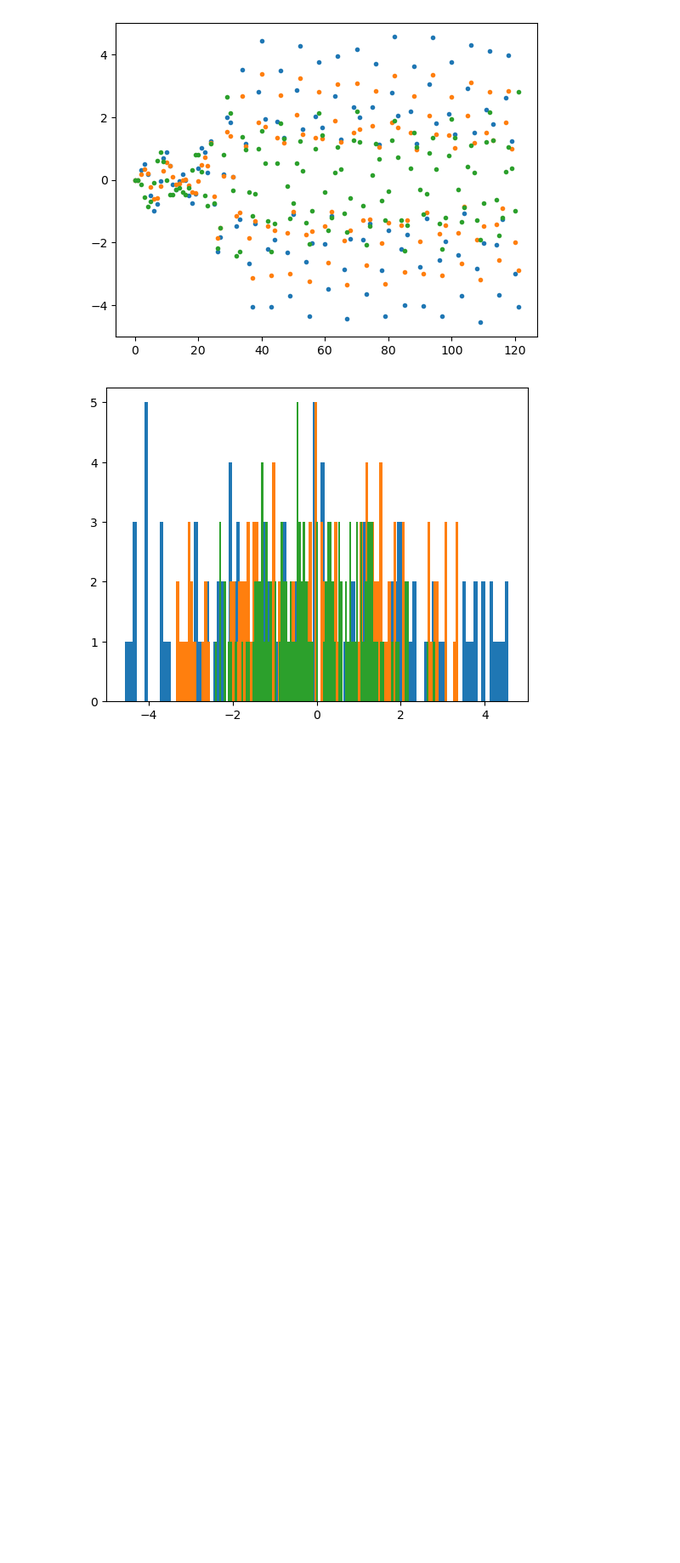
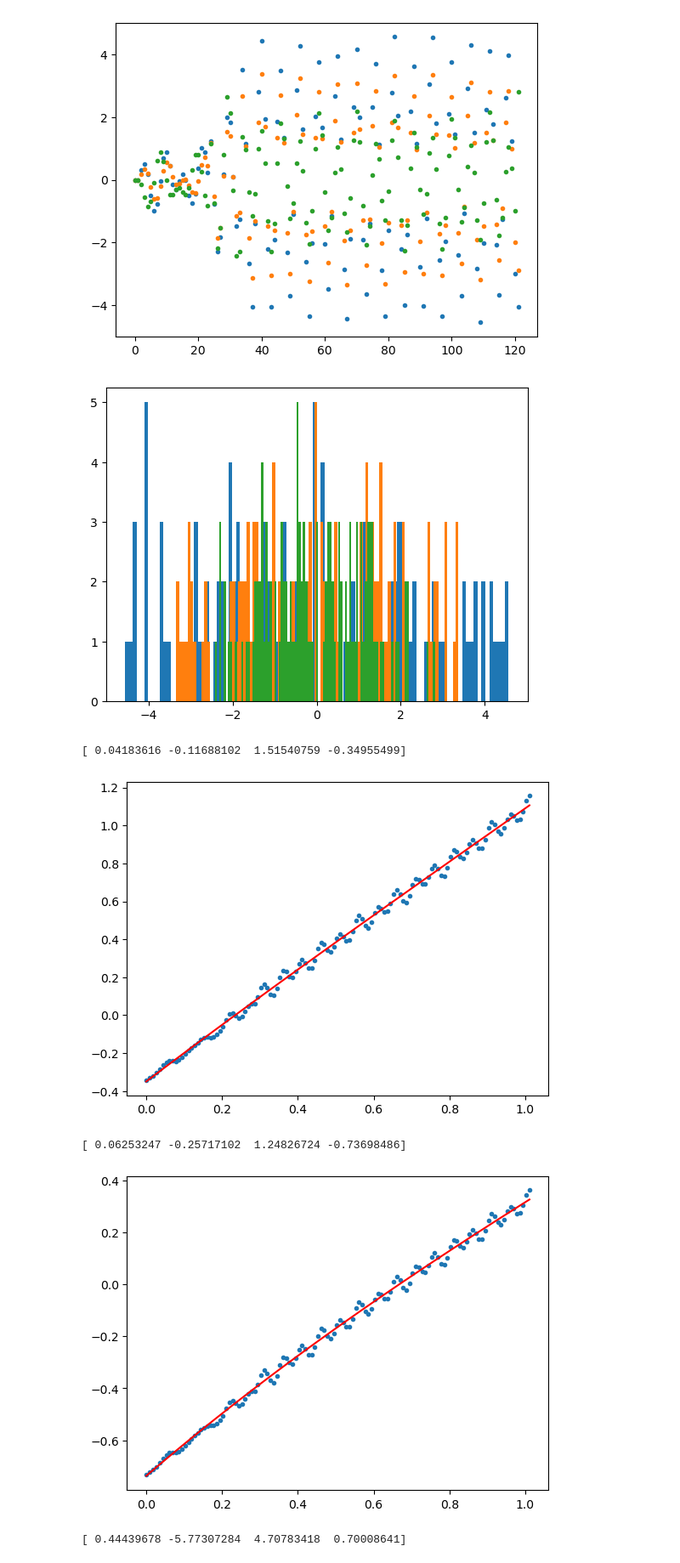
Before and after one commit to kirankigi5/ball_tracking, a Jupyter notebook: ball_tracking.ipynb, the cells around one changed output. Shown at 85% size. Saved outputs shown, nothing was run; the diff lists cells and outputs as text; code cells hidden in the pictures; blank space fills up the shorter version.

```diff
--- a/ball_tracking.ipynb
+++ b/ball_tracking.ipynb
@@ -361,3 +361,71 @@ plt.hist(df['z_error in cm'], bins=100)
 plt.show()
 # %% [output]
 [figure]
+# %%
+# fit a curve to on x_predicted, y_predicted, z_predicted and plot it in 3D
+
+from scipy.optimize import curve_fit
+
+def func(x, a, b, c, d):
+    return a * x ** 3 + b * x ** 2 + c * x + d
+
+popt_x, pcov = curve_fit(func, clock_2, predicted_data_array[:,0])
+
+print(popt_x)
+
+plt.plot(clock_2, predicted_data_array[:,0], '.')
+plt.plot(clock_2, func(clock_2, *popt_x), 'r-')
+
+plt.show()
+
+popt_y, pcov = curve_fit(func, clock_2, predicted_data_array[:,1])
+
+print(popt_y)
+
+plt.plot(clock_2, predicted_data_array[:,1], '.')
+
+plt.plot(clock_2, func(clock_2, *popt_y), 'r-')
+
+plt.show()
+
+popt_z, pcov = curve_fit(func, clock_2, predicted_data_array[:,2])
+
+print(popt_z)
+
+plt.plot(clock_2, predicted_data_array[:,2], '.')
+
+plt.plot(clock_2, func(clock_2, *popt_z), 'r-')
+
+plt.show()
+
+
+# now plot this curve in 3D x_fit, y_fit, z_fit and compare with motion_capture_data_array
+
+x_fit = func(clock_2, *popt_x)
+y_fit = func(clock_2, *popt_y)
+z_fit = func(clock_2, *popt_z)
+
+fig = plt.figure()
+
+ax = fig.add_subplot(111, projection='3d')
+
+ax.scatter(motion_capture_data_array[:,0], motion_capture_data_array[:,1], motion_capture_data_array[:,2], c='r', marker='.')
+ax.scatter(motion_capture_data_array[:,0], motion_capture_data_array[:,1], motion_capture_data_array[:,2], c='b', marker='.')
+# ax.scatter(predicted_data_array[:,0], predicted_data_array[:,1], predicted_data_array[:,2], c='g', marker='.')
+
+ax.scatter(x_fit, y_fit, z_fit, c='g', marker='.')
+
+ax.set_xlabel('X Label')
+
+ax.set_ylabel('Y Label')
+
+ax.set_zlabel('Z Label')
+
+
+plt.show()
+# %% [output]
+[ 0.04183616 -0.11688102  1.51540759 -0.34955499]
+[figure, added]
+[ 0.06253247 -0.25717102  1.24826724 -0.73698486]
+[figure, added]
+[ 0.44439678 -5.77307284  4.70783418  0.70008641]
```
Also changed, not shown: parts of 1 cell of this notebook.
